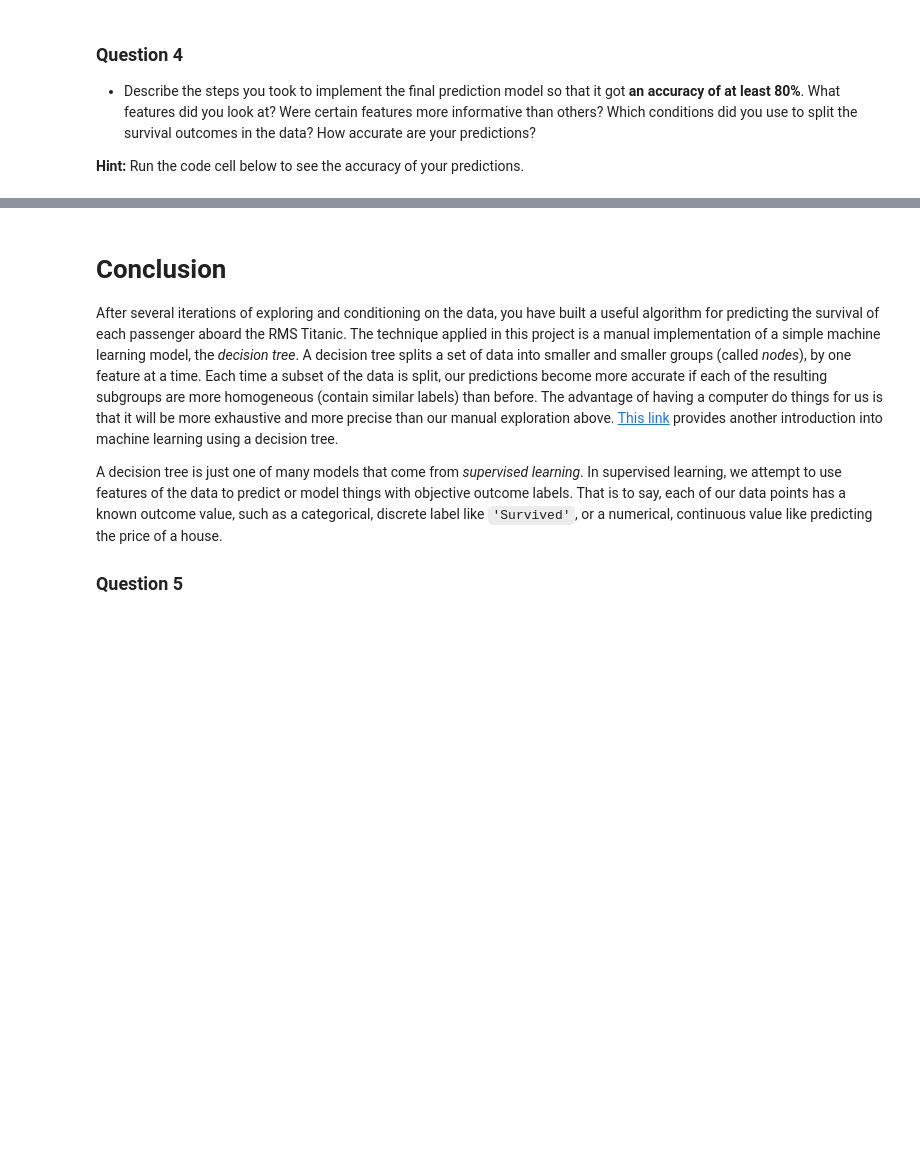
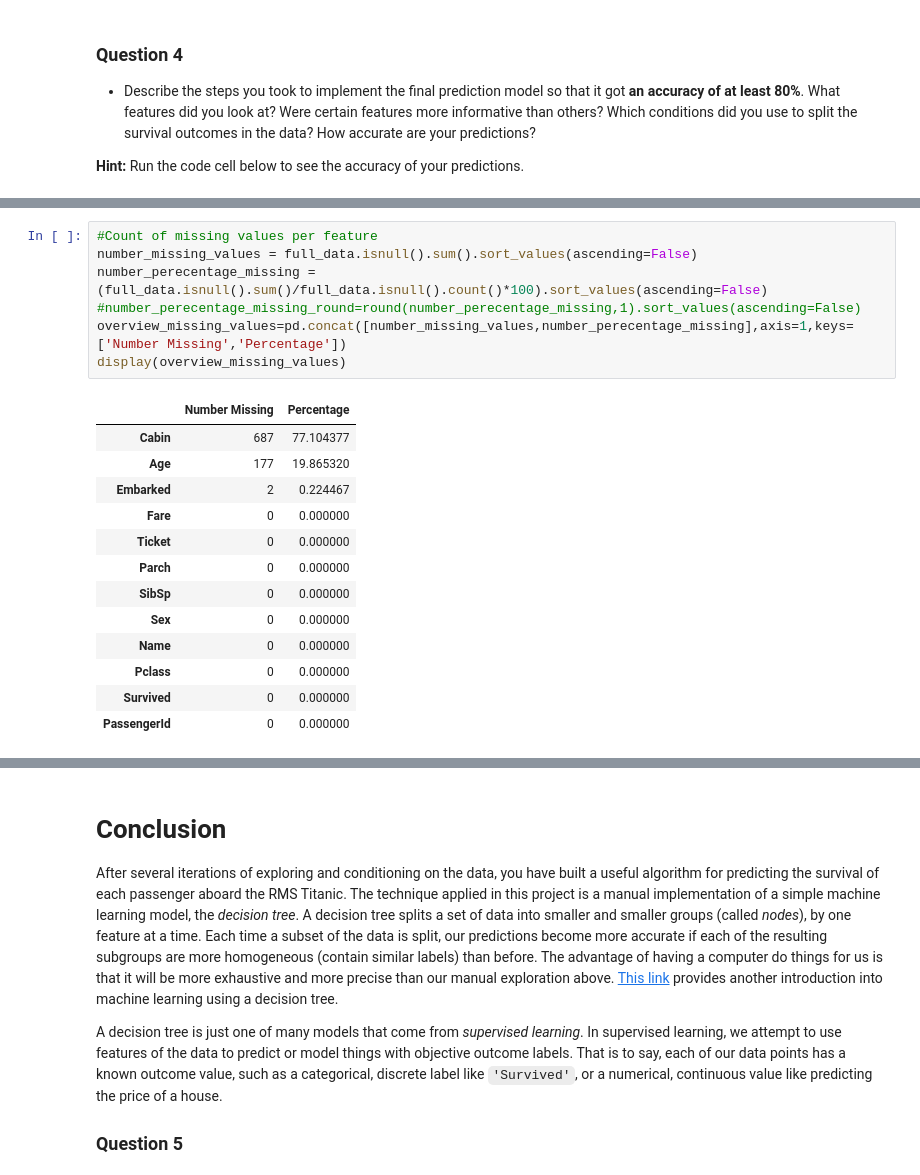
Before and after one commit to TRETH/titanic_survival_exploration, a Jupyter notebook: titanic_survival_exploration.ipynb, the cells around one changed output, grey strips where cells are left out. Drawn from its saved outputs; the diff is of its cells as text; blank space fills up the shorter version.

```diff
--- a/titanic_survival_exploration.ipynb
+++ b/titanic_survival_exploration.ipynb
@@ -249,0 +283,21 @@ print(accuracy_score(outcomes, predictions))
+# %%
+#Count of missing values per feature
+number_missing_values = full_data.isnull().sum().sort_values(ascending=False)
+number_perecentage_missing = (full_data.isnull().sum()/full_data.isnull().count()*100).sort_values(ascending=False)
+#number_perecentage_missing_round=round(number_perecentage_missing,1).sort_values(ascending=False)
+overview_missing_values=pd.concat([number_missing_values,number_perecentage_missing],axis=1,keys=['Number Missing','Percentage'])
+display(overview_missing_values)
+# %% [output]
+|  | Number Missing | Percentage |
+| Cabin | 687 | 77.104377 |
+| Age | 177 | 19.865320 |
+| Embarked | 2 | 0.224467 |
+| Fare | 0 | 0.000000 |
+| Ticket | 0 | 0.000000 |
+| Parch | 0 | 0.000000 |
+| SibSp | 0 | 0.000000 |
+| Sex | 0 | 0.000000 |
+| Name | 0 | 0.000000 |
+| Pclass | 0 | 0.000000 |
+| Survived | 0 | 0.000000 |
+| PassengerId | 0 | 0.000000 |
```
Also changed, not shown: parts of 7 cells of this notebook.
